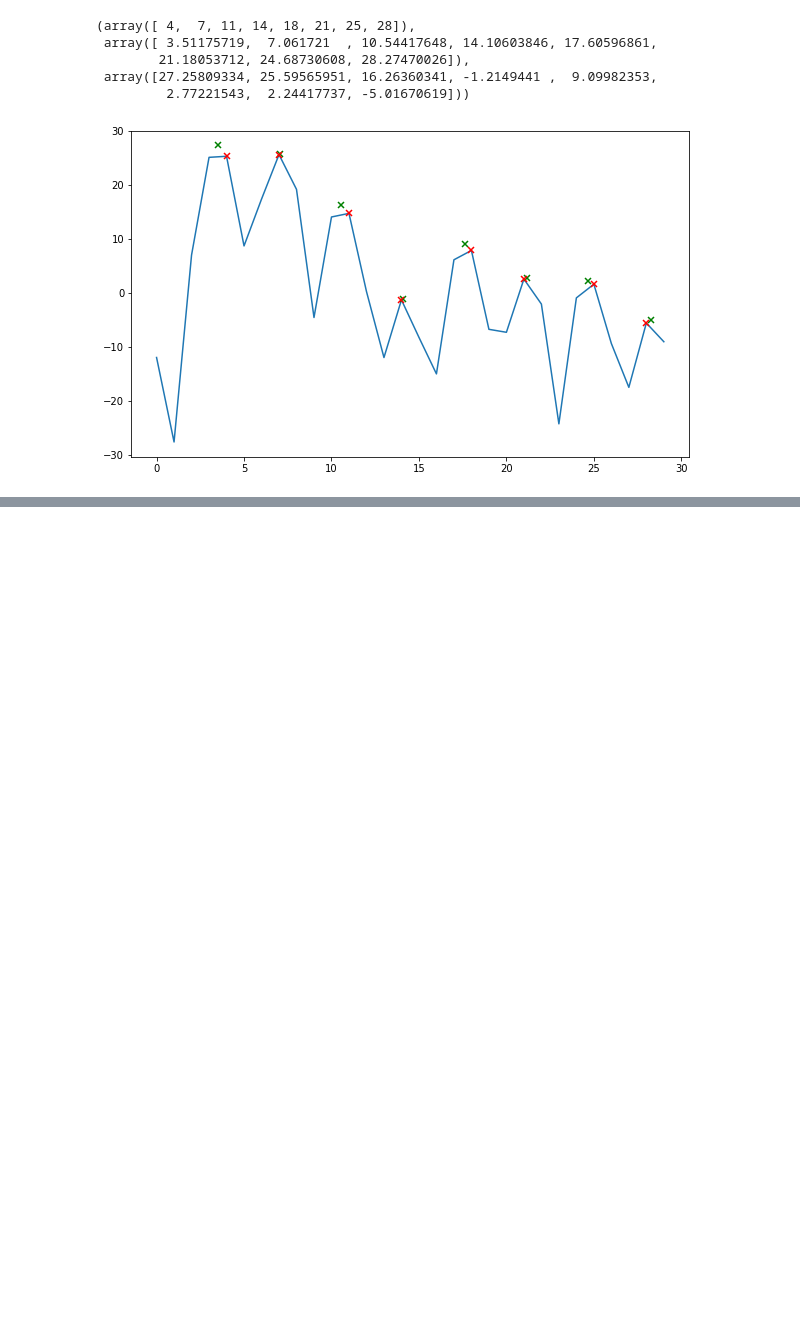
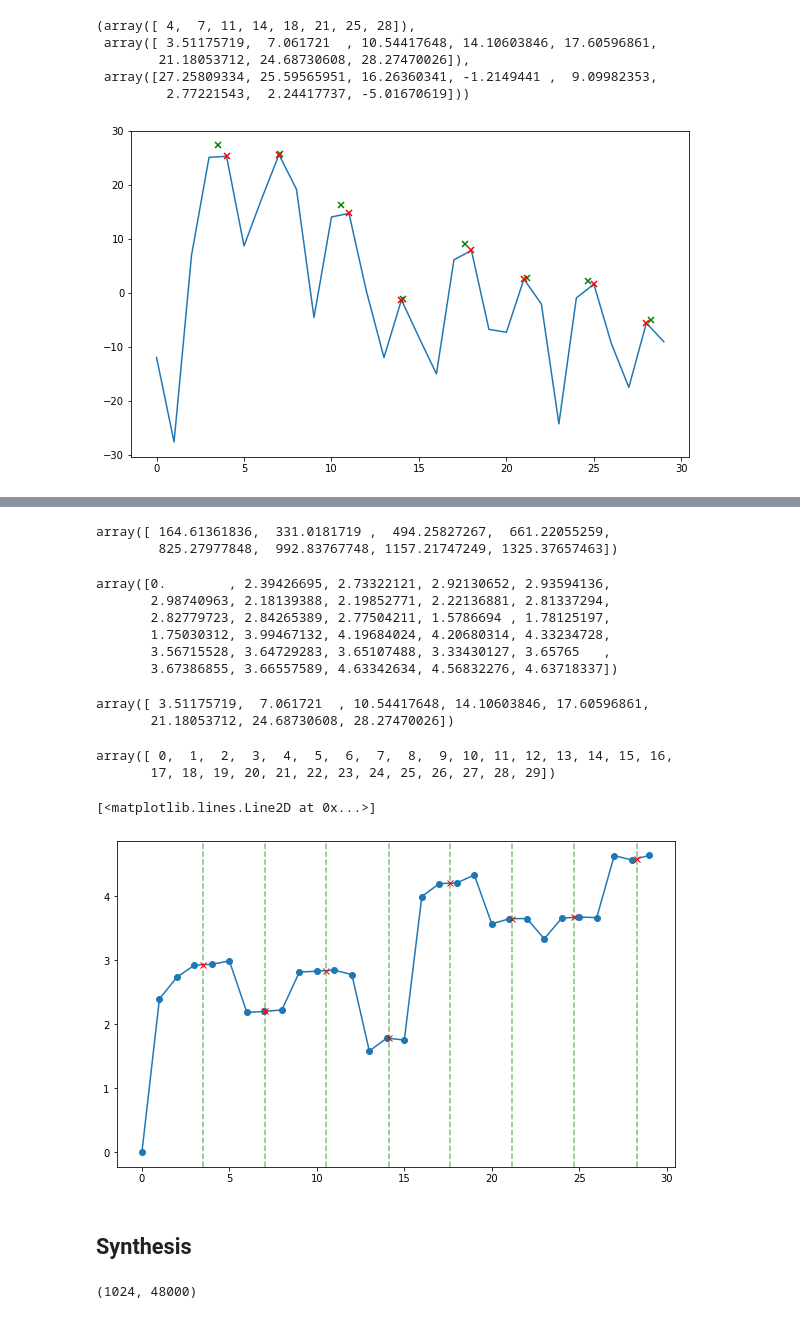
Before and after one commit to jhartquist/rtma, a Jupyter notebook: nbs/04_sine_model.ipynb, the cells around one changed output, grey strips where cells are left out. Saved outputs shown, nothing was run; the diff lists cells and outputs as text; code cells hidden in the pictures; blank space fills up the shorter version.

```diff
--- a/nbs/04_sine_model.ipynb
+++ b/nbs/04_sine_model.ipynb
@@ -114,0 +123,44 @@ plot_ipeaks(x, ipeak_i, ipeak_v, peak_i=peak_i)
+# %%
+ipeak_freq = sr * ipeak_i / n_fft
+ipeak_freq
+# %% [output]
+array([ 164.61361836,  331.0181719 ,  494.25827267,  661.22055259,
+        825.27977848,  992.83767748, 1157.21747249, 1325.37657463])
+# %%
+px1 = px[200,:30]
+px1
+# %% [output]
+array([0.        , 2.39426695, 2.73322121, 2.92130652, 2.93594136,
+       2.98740963, 2.18139388, 2.19852771, 2.22136881, 2.81337294,
+       2.82779723, 2.84265389, 2.77504211, 1.5786694 , 1.78125197,
+       1.75030312, 3.99467132, 4.19684024, 4.20680314, 4.33234728,
+       3.56715528, 3.64729283, 3.65107488, 3.33430127, 3.65765   ,
+       3.67386855, 3.66557589, 4.63342634, 4.56832276, 4.63718337])
+# %%
+ipeak_i
+# %% [output]
+array([ 3.51175719,  7.061721  , 10.54417648, 14.10603846, 17.60596861,
+       21.18053712, 24.68730608, 28.27470026])
+# %%
+arg2 = np.arange(0, px1.size)
+arg2
+# %% [output]
+array([ 0,  1,  2,  3,  4,  5,  6,  7,  8,  9, 10, 11, 12, 13, 14, 15, 16,
+       17, 18, 19, 20, 21, 22, 23, 24, 25, 26, 27, 28, 29])
+# %%
+ipeak_p = np.interp(ipeak_i, arg2, px1)
+# %%
+plt.figure(figsize=(10, 6))
+plt.plot(arg2, px1, marker='o')
+for i in ipeak_i:
+    plt.axvline(i, c='g', linestyle='--', alpha=0.5)
+plt.plot(ipeak_i, ipeak_p, c='r', linestyle='', marker='x')
+# %% [output]
+[<matplotlib.lines.Line2D at 0x...>]
+[figure, added]
+# %% [markdown]
+## Synthesis
+# %%
+n_fft, sr
+# %% [output]
+(1024, 48000)
```
Also changed, not shown: parts of 23 cells of this notebook, 5 other files.
